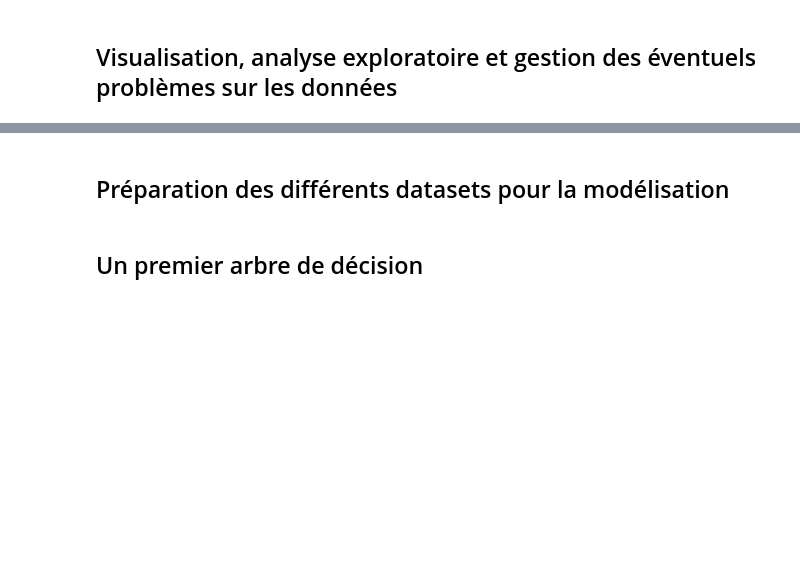
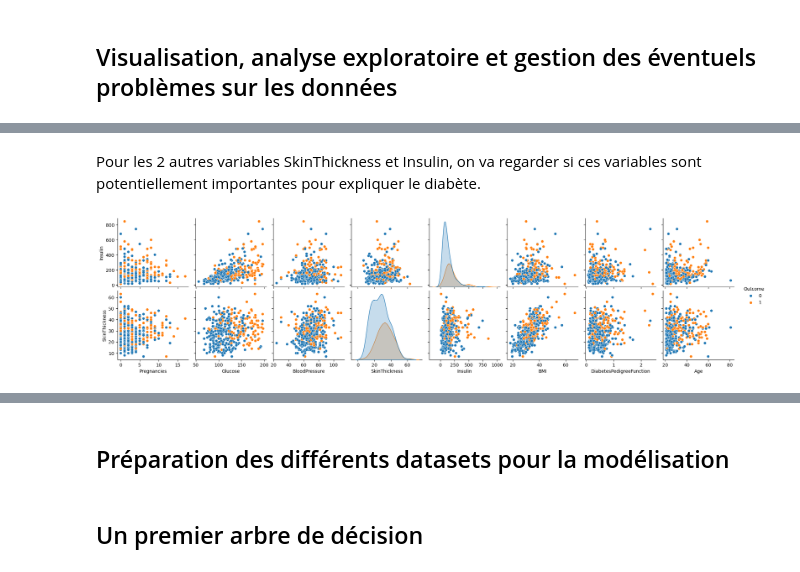
Before and after one commit to louiskuhn/IA-P3-Euskadi, a Jupyter notebook: Ressources/Machine Learning/Arbres de décision et forêts aléatoires/1. Exo1_arbres et forets.ipynb, the cells around one changed output, grey strips where cells are left out. Saved outputs shown, nothing was run; the diff lists cells and outputs as text; code cells hidden in the pictures; blank space fills up the shorter version.

```diff
--- a/Ressources/Machine Learning/Arbres de décision et forêts aléatoires/1. Exo1_arbres et forets.ipynb
+++ b/Ressources/Machine Learning/Arbres de décision et forêts aléatoires/1. Exo1_arbres et forets.ipynb
@@ -10,0 +73,6 @@ On va utiliser le jeu de données Pima Indian Diabetes disponible [là par exemp
+# %% [markdown]
+Pour les 2 autres variables SkinThickness et Insulin, on va regarder si ces variables sont potentiellement importantes pour expliquer le diabète.
+# %%
+sns.pairplot(data[(data.Insulin!=0) & (data.SkinThickness!=0)], y_vars=['Insulin', 'SkinThickness'], hue='Outcome');
+# %% [output]
+[figure, added]
```
Also changed, not shown: parts of 27 cells of this notebook, 2 other files.
